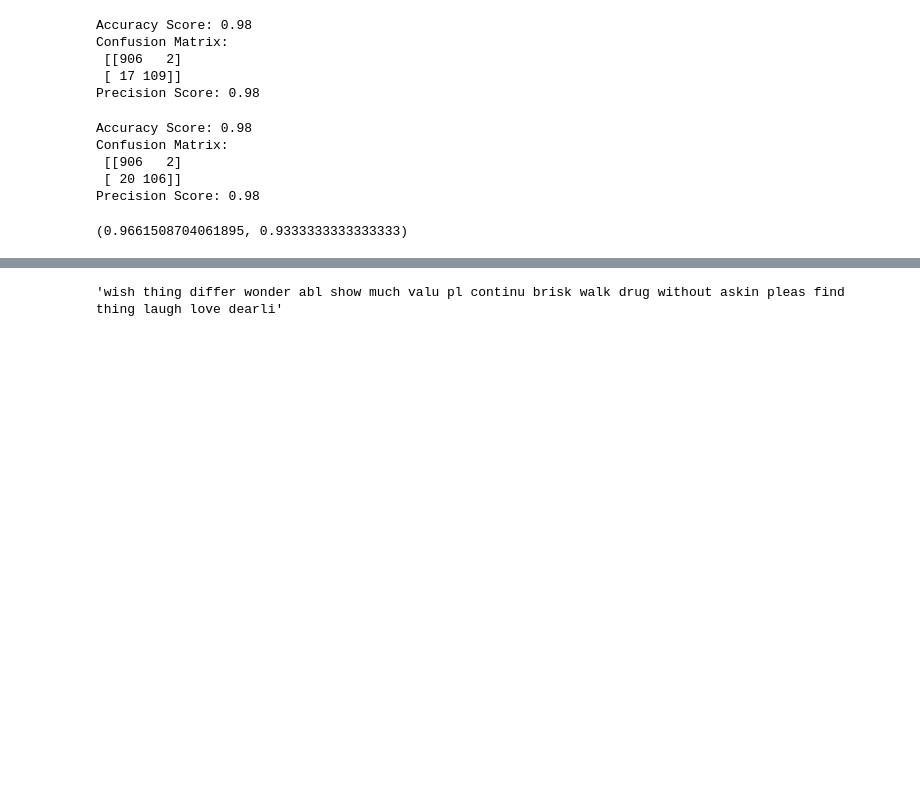
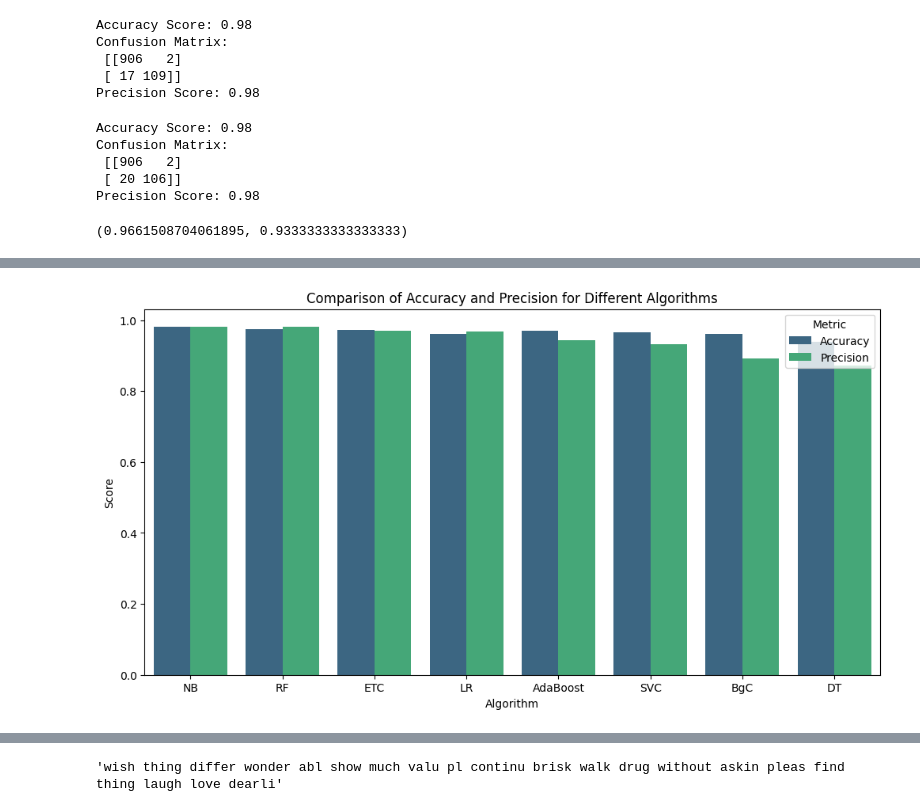
Before and after one commit to SurajSharma0204/EmailSMS_Spamornot_ML_Project, a Jupyter notebook: emailsmsspam_classifier.ipynb, the cells around one changed output, grey strips where cells are left out. Cells and saved outputs as stored; diff of their text form; code cells hidden in the pictures; blank space fills up the shorter version.

Commit message:
app.log, app.py, emailsmsspam_classifier.ipynb, model.pkl, vectorizer.pkl

```diff
--- a/emailsmsspam_classifier.ipynb
+++ b/emailsmsspam_classifier.ipynb
@@ -560,9 +555,7 @@ clfs={
     "RF":rfc,
     "AdaBoost":abc,
     "BgC":bc,
-    "ETC":etc,
-    "GBDT":gbdt,
-    "XGB":xgb
+    "ETC":etc
 }
 # %%
 
@@ -616,3 +609,13 @@ def train_classifier(clf,x_train,y_train,x_test,y_test):
 train_classifier(svc,X_train,y_train,X_test,y_test)
 # %% [output]
 (0.9661508704061895, 0.9333333333333333)
+# %%
+accuracy_scores=[]
+precision_scores=[]
+for name,clf in clfs.items():
+  current_accuracy,current_precision=train_classifier(clf,X_train,y_train,X_test,y_test)
+  print(" ",name)
+  print("Accuracy - ",current_accuracy)
+  print("Precision - ",current_precision)
+  accuracy_scores.append(current_accuracy)
+  precision_scores.append(current_precision)
@@ -619,2 +647,2 @@ train_classifier(svc,X_train,y_train,X_test,y_test)
 # %%
-p_df=pd.DataFrame({"Algorithm":clfs.keys(), "Accuracy":accuracy_score, "Precision":precision_score}).sort_values("Precision",ascending=False)
+p_df=pd.DataFrame({"Algorithm":clfs.keys(), "Accuracy":accuracy_scores, "Precision":precision_scores}).sort_values("Precision",ascending=False)
@@ -641,0 +684,12 @@ for name,clf in clfs.items():
+# %%
+import matplotlib.pyplot as plt
+
+plt.figure(figsize=(12, 6))
+sns.barplot(data=p_df1, x="Algorithm", y="value", hue="variable", palette="viridis")
+plt.title('Comparison of Accuracy and Precision for Different Algorithms')
+plt.xlabel('Algorithm')
+plt.ylabel('Score')
+plt.legend(title='Metric')
+plt.show()
+# %% [output]
+[figure, added]
```
Also changed, not shown: parts of 23 cells of this notebook, 4 other files.
